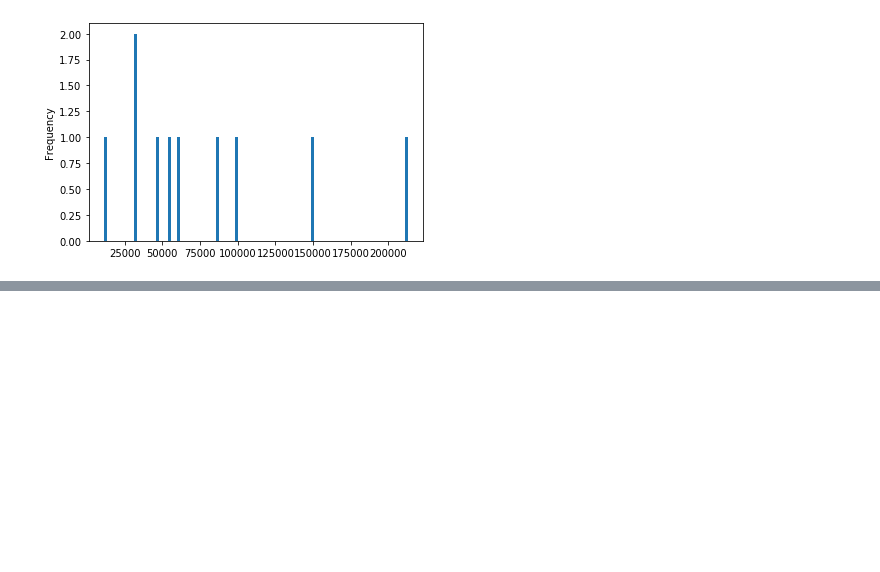
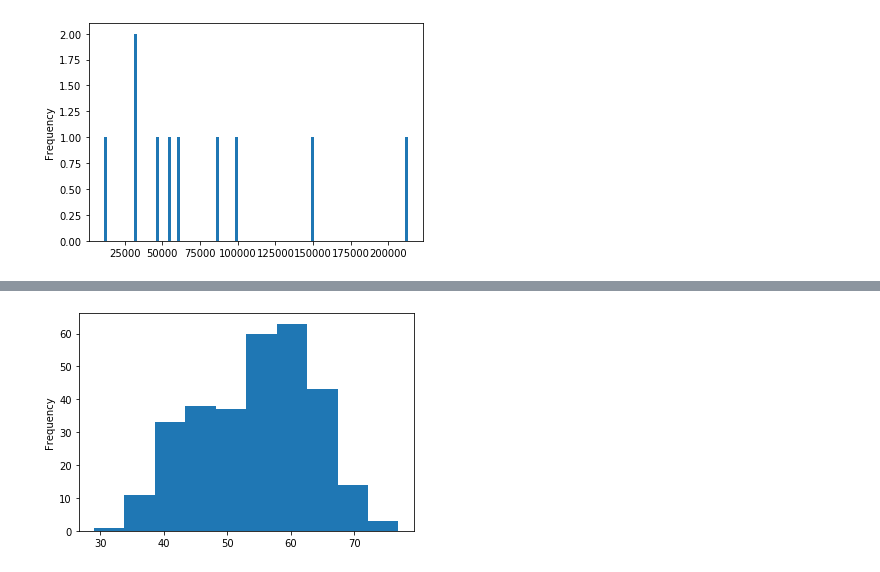
Before and after one commit to pottekkat/matplotlib-basics, a Jupyter notebook: Matplotlib.ipynb, the cells around one changed output, grey strips where cells are left out. Saved outputs shown, nothing was run; the diff lists cells and outputs as text; code cells hidden in the pictures; blank space fills up the shorter version.

```diff
--- a/Matplotlib.ipynb
+++ b/Matplotlib.ipynb
@@ -308,3 +308,7 @@ carSales["Odometer (KM)"].plot(kind="hist");
 carSales["Odometer (KM)"].plot.hist(bins=100);
 # %% [output]
 [figure]
+# %%
+# testing on a new dataset
+heartDisease = pd.read_csv("data/heart-disease.csv")
+heartDisease
@@ -310,0 +329,5 @@ carSales["Odometer (KM)"].plot.hist(bins=100);
+# %%
+# create a histogram of age
+heartDisease["age"].plot.hist();
+# %% [output]
+[figure, added]
```
Also changed, not shown: parts of 32 cells of this notebook, 1 other file.
